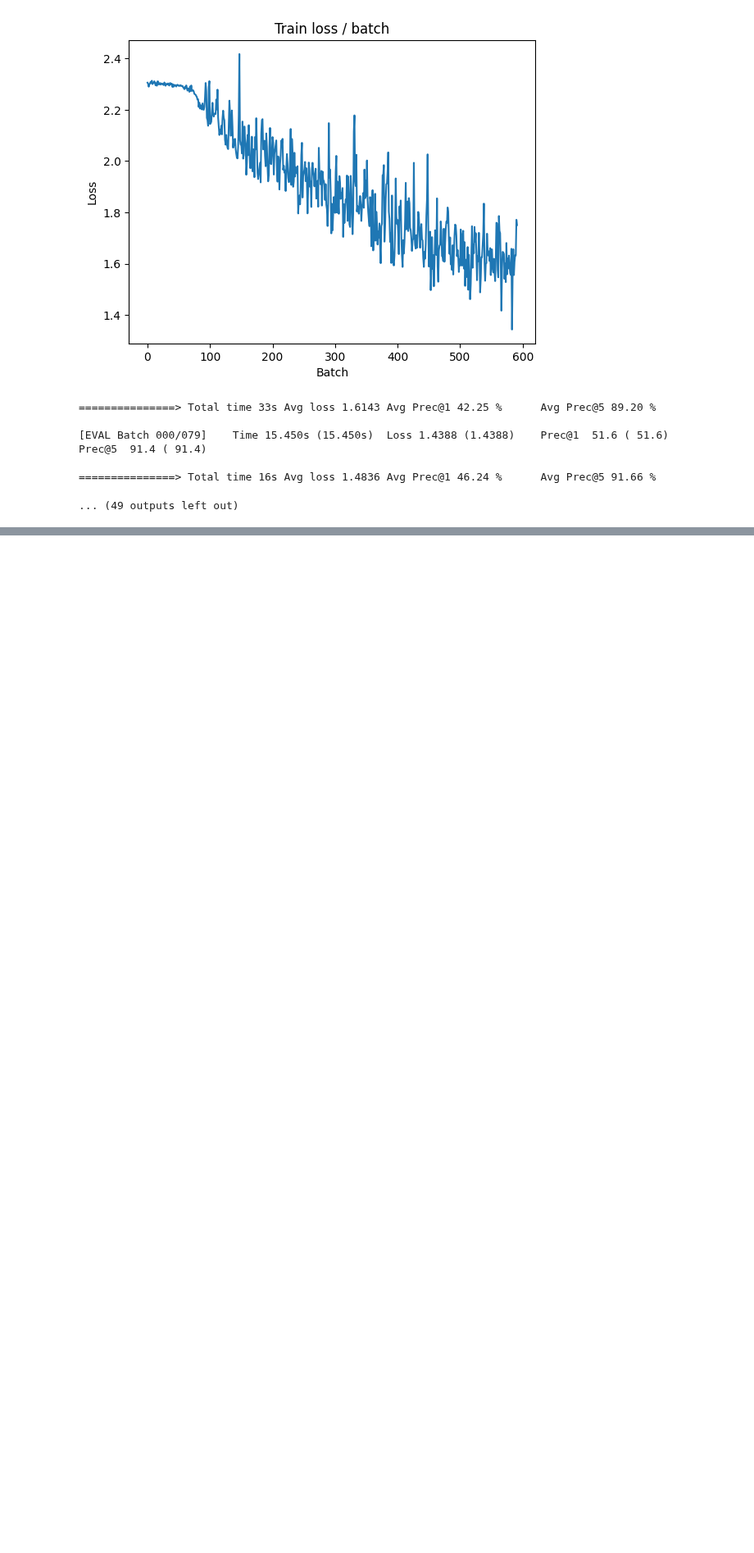
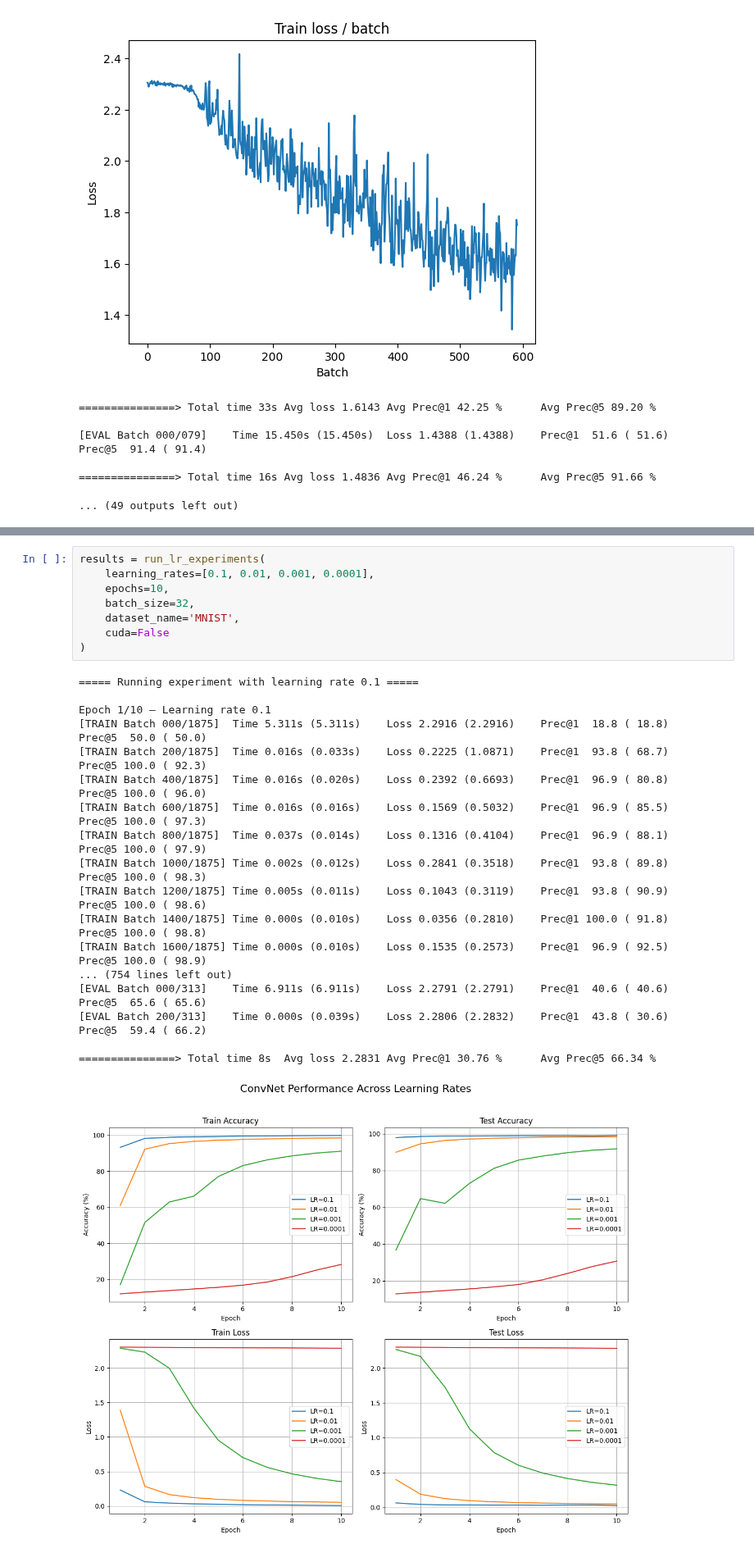
Before and after one commit to Titouaaaan/M2-MIND, a Jupyter notebook: RDFIA/TME2/1_cd_CNNs.ipynb, the cells around one changed output, grey strips where cells are left out. Shown at 82% size. Saved outputs shown, nothing was run; the diff lists cells and outputs as text; blank space fills up the shorter version.

```diff
--- a/RDFIA/TME2/1_cd_CNNs.ipynb
+++ b/RDFIA/TME2/1_cd_CNNs.ipynb
@@ -271,0 +514,27 @@ main(batch_size=128, lr=0.1, epochs=10, cuda=False, dataset_name='CIFAR10', in_c
+# %%
+results = run_lr_experiments(
+    learning_rates=[0.1, 0.01, 0.001, 0.0001],
+    epochs=10,
+    batch_size=32,
+    dataset_name='MNIST',
+    cuda=False
+)
+# %% [output]
+===== Running experiment with learning rate 0.1 =====
+
+Epoch 1/10 — Learning rate 0.1
+[TRAIN Batch 000/1875]  Time 5.311s (5.311s)    Loss 2.2916 (2.2916)    Prec@1  18.8 ( 18.8)    Prec@5  50.0 ( 50.0)
+[TRAIN Batch 200/1875]  Time 0.016s (0.033s)    Loss 0.2225 (1.0871)    Prec@1  93.8 ( 68.7)    Prec@5 100.0 ( 92.3)
+[TRAIN Batch 400/1875]  Time 0.016s (0.020s)    Loss 0.2392 (0.6693)    Prec@1  96.9 ( 80.8)    Prec@5 100.0 ( 96.0)
+[TRAIN Batch 600/1875]  Time 0.016s (0.016s)    Loss 0.1569 (0.5032)    Prec@1  96.9 ( 85.5)    Prec@5 100.0 ( 97.3)
+[TRAIN Batch 800/1875]  Time 0.037s (0.014s)    Loss 0.1316 (0.4104)    Prec@1  96.9 ( 88.1)    Prec@5 100.0 ( 97.9)
+[TRAIN Batch 1000/1875] Time 0.002s (0.012s)    Loss 0.2841 (0.3518)    Prec@1  93.8 ( 89.8)    Prec@5 100.0 ( 98.3)
+[TRAIN Batch 1200/1875] Time 0.005s (0.011s)    Loss 0.1043 (0.3119)    Prec@1  93.8 ( 90.9)    Prec@5 100.0 ( 98.6)
+[TRAIN Batch 1400/1875] Time 0.000s (0.010s)    Loss 0.0356 (0.2810)    Prec@1 100.0 ( 91.8)    Prec@5 100.0 ( 98.8)
+[TRAIN Batch 1600/1875] Time 0.000s (0.010s)    Loss 0.1535 (0.2573)    Prec@1  96.9 ( 92.5)    Prec@5 100.0 ( 98.9)
+... (754 lines left out)
+[EVAL Batch 000/313]    Time 6.911s (6.911s)    Loss 2.2791 (2.2791)    Prec@1  40.6 ( 40.6)    Prec@5  65.6 ( 65.6)
+[EVAL Batch 200/313]    Time 0.000s (0.039s)    Loss 2.2806 (2.2832)    Prec@1  43.8 ( 30.6)    Prec@5  59.4 ( 66.2)
+
+===============> Total time 8s  Avg loss 2.2831 Avg Prec@1 30.76 %      Avg Prec@5 66.34 %
+[figure, added]
```
Also changed, not shown: parts of 3 cells of this notebook, 2 other files.
